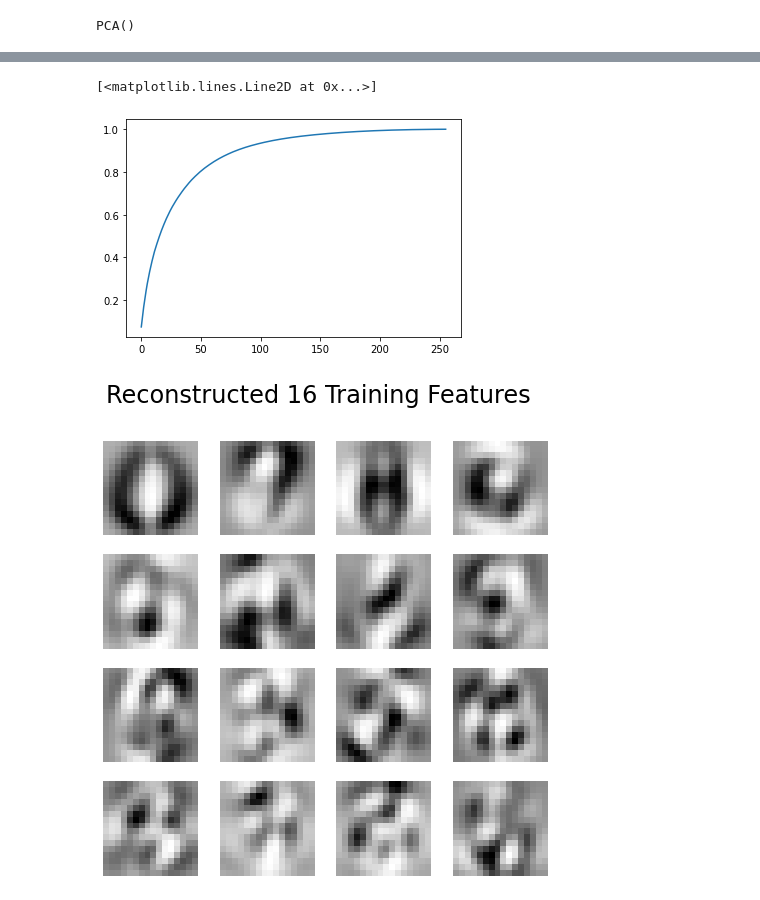
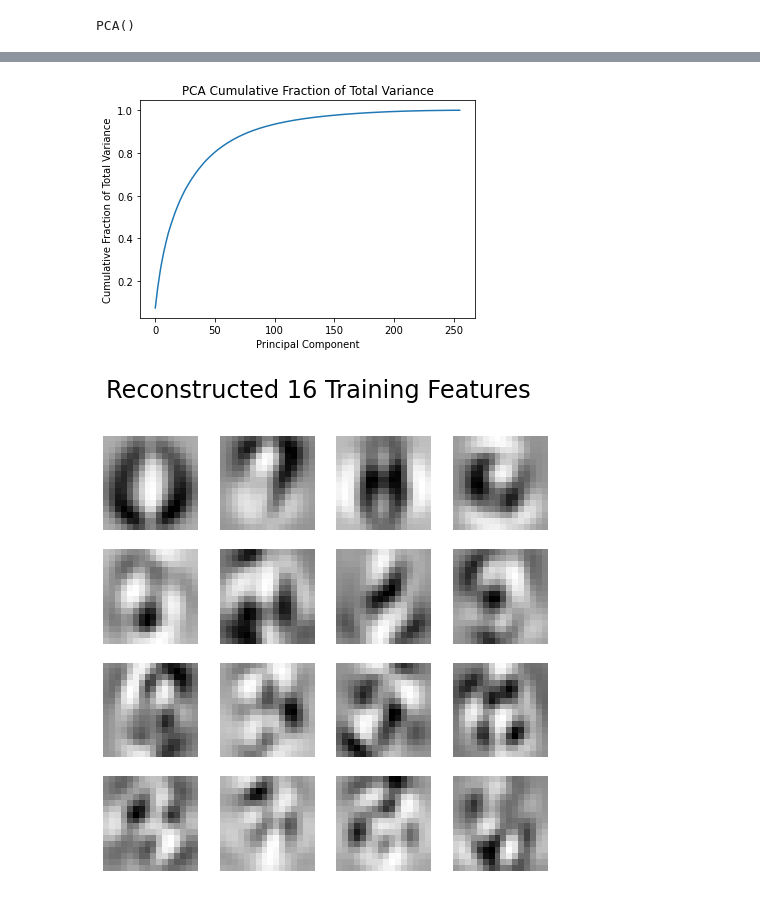
Before and after one commit to NSC508/AMATH-482, a Jupyter notebook: Homework Assignments/Homework 2/HW2.ipynb, the cells around one changed output, grey strips where cells are left out. Saved outputs shown, nothing was run; the diff lists cells and outputs as text; code cells hidden in the pictures.

```diff
--- a/Homework Assignments/Homework 2/HW2.ipynb
+++ b/Homework Assignments/Homework 2/HW2.ipynb
@@ -62,9 +64,12 @@ ax.plot(pca.singular_values_)
 # %%
 fig, ax = plt.subplots()
 ax.plot(np.cumsum(pca.singular_values_) / np.cumsum(pca.singular_values_)[-1])
+ax.set_xlabel('Principal Component')
+ax.set_ylabel('Cumulative Fraction of Total Variance')
+ax.set_title('PCA Cumulative Fraction of Total Variance')
+fig.savefig('PCA Cumulative Fraction of Total Variance.pdf')
 # %% [output]
-[<matplotlib.lines.Line2D at 0x...>]
-[figure, old version]
+[figure, new version]
 # %%
 def plot_digits(XX, N, title):
     """Small helper function to plot N**2 digits."""
```
Also changed, not shown: parts of 6 cells of this notebook, 10 other files.
